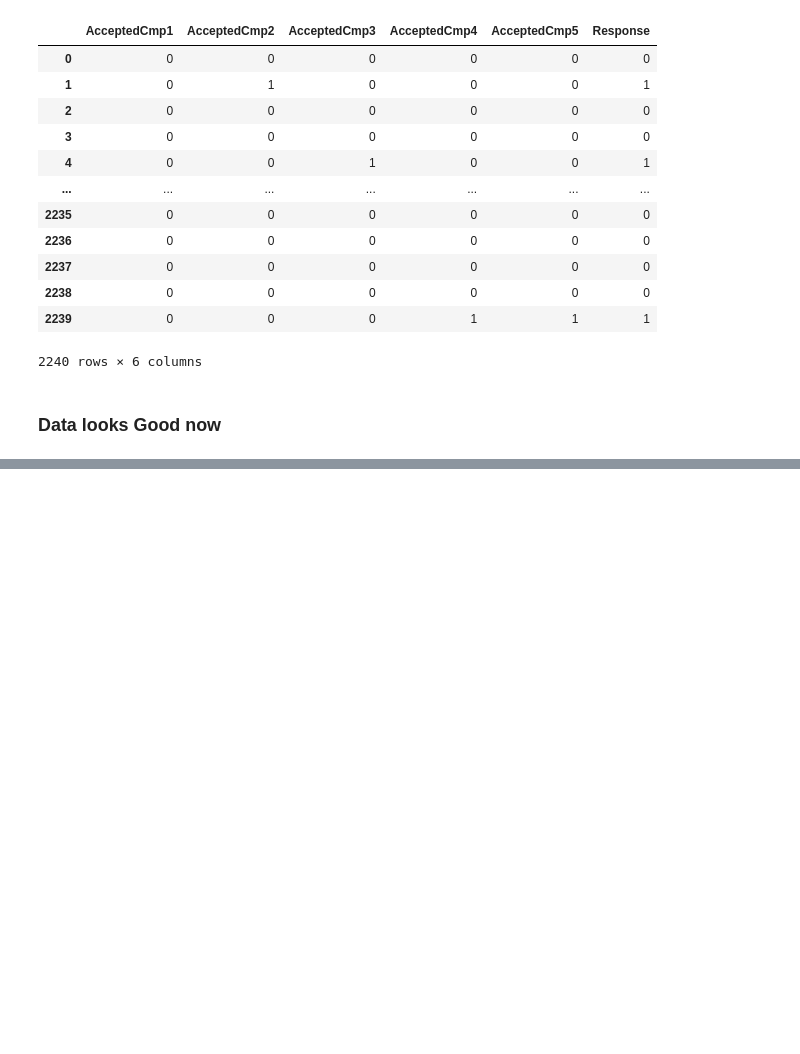
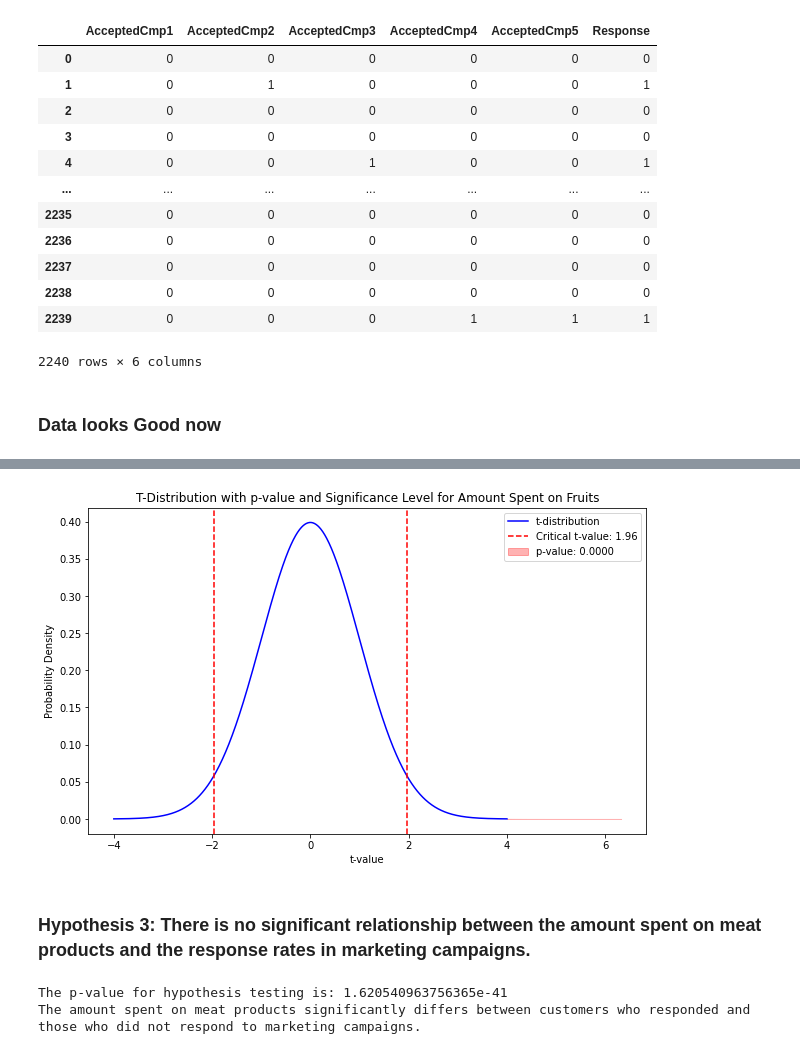
Before and after one commit to AmarKothare/HV_Retail_sales, a Jupyter notebook: EDA.ipynb, the cells around one changed output, grey strips where cells are left out. Saved outputs shown, nothing was run; the diff lists cells and outputs as text; code cells hidden in the pictures; blank space fills up the shorter version.

```diff
--- a/EDA.ipynb
+++ b/EDA.ipynb
@@ -743,0 +882,59 @@ data[["AcceptedCmp1","AcceptedCmp2","AcceptedCmp3","AcceptedCmp4","AcceptedCmp5"
+# %%
+# Define degrees of freedom for t-distribution
+df_fruits = len(responded_fruits) + len(not_responded_fruits) - 2  # Degrees of freedom
+
+# Generate x values for the t-distribution curve
+x = np.linspace(-4, 4, 1000)
+
+# Plot t-distribution curve
+plt.figure(figsize=(10, 6))
+plt.plot(x, stats.t.pdf(x, df_fruits), 'b-', label='t-distribution')
+
+# Plot vertical lines at critical t-values for two-tailed test
+t_critical_fruits = stats.t.ppf(1 - alpha / 2, df_fruits)
+plt.axvline(t_critical_fruits, color='r', linestyle='--', label=f'Critical t-value: {t_critical_fruits:.2f}')
+plt.axvline(-t_critical_fruits, color='r', linestyle='--')
+
+# Shade area under the curve corresponding to the p-value
+if t_stat_fruits > 0:
+    p_value_area_fruits = np.linspace(t_stat_fruits, 4, 1000)
+else:
+    p_value_area_fruits = np.linspace(-4, t_stat_fruits, 1000)
+plt.fill_between(p_value_area_fruits, 0, stats.t.pdf(p_value_area_fruits, df_fruits), color='red', alpha=0.3, label=f'p-value: {p_value_fruits:.4f}')
+
+# Add legend and labels
+plt.legend()
+plt.title('T-Distribution with p-value and Significance Level for Amount Spent on Fruits')
+plt.xlabel('t-value')
+plt.ylabel('Probability Density')
+
+plt.show()
+# %% [output]
+[figure, added]
+# %% [markdown]
+### Hypothesis 3: There is no significant relationship between the amount spent on meat products and the response rates in marketing campaigns.
+# %%
+# Define the variables
+category = 'MntMeatProducts'  # Amount spent on meat products
+
+# Split data into groups based on response (0 = not responded, 1 = responded)
+responded_meat = data[data[response_column] == 1][category]
+not_responded_meat = data[data[response_column] == 0][category]
+
+# Perform t-test to compare means of amount spent on meat products between responded and not responded groups
+t_stat_meat, p_value_meat = stats.ttest_ind(responded_meat, not_responded_meat)
+
+# Define significance level
+alpha = 0.05
+
+# Print p value
+print(f'The p-value for hypothesis testing is: {p_value_meat}')
+
+# Print the result
+if p_value_meat < alpha:
+    print("The amount spent on meat products significantly differs between customers who responded and those who did not respond to marketing campaigns.")
+else:
+    print("There is no significant difference in the amount spent on meat products between customers who responded and those who did not respond to marketing campaigns.")
+# %% [output]
+The p-value for hypothesis testing is: 1.620540963756365e-41
+The amount spent on meat products significantly differs between customers who responded and those who did not respond to marketing campaigns.
```
Also changed, not shown: parts of 16 cells of this notebook, 1 other file.
